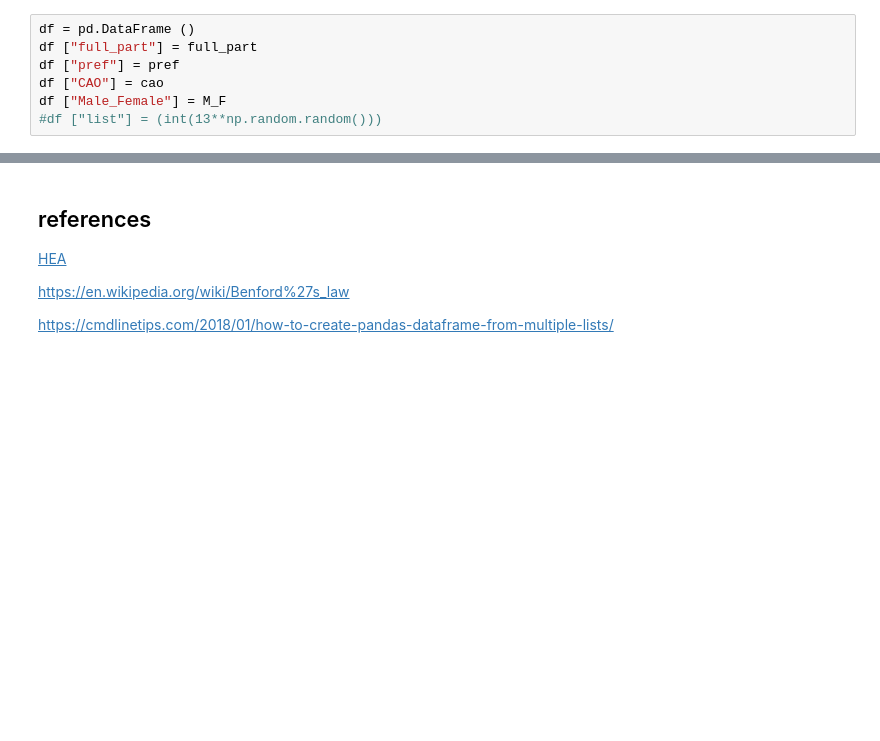
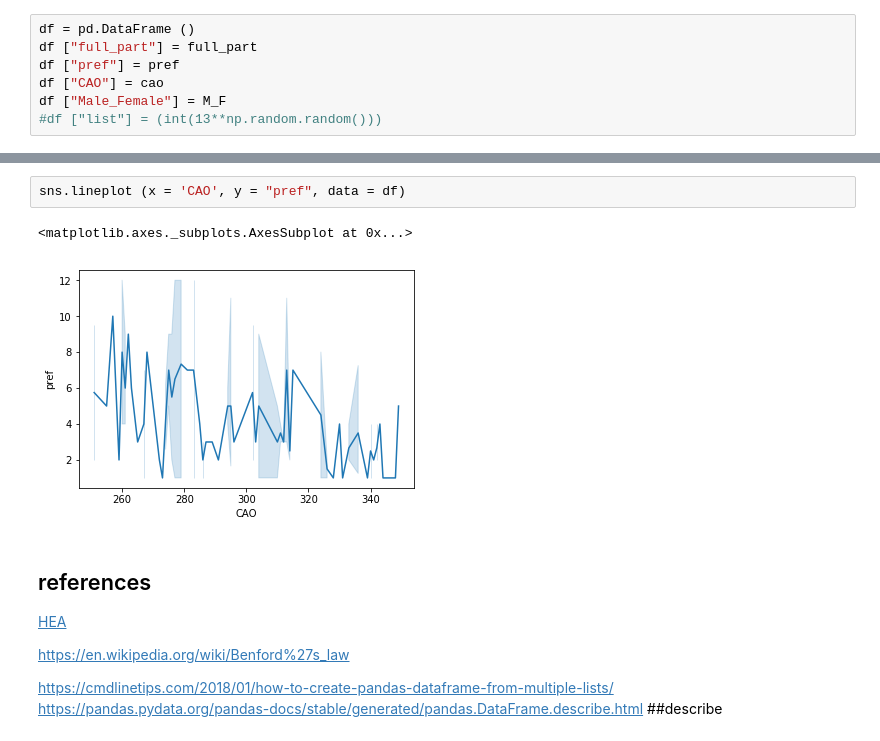
Before and after one commit to Hudsonsue/progproj, a Jupyter notebook: Project_Programming_Data_Analytics.ipynb, the cells around one changed output, grey strips where cells are left out. Drawn from its saved outputs; the diff is of its cells as text; blank space fills up the shorter version.

```diff
--- a/Project_Programming_Data_Analytics.ipynb
+++ b/Project_Programming_Data_Analytics.ipynb
@@ -126,3 +143,8 @@ df
+# %%
+sns.lineplot (x = 'CAO', y = "pref", data = df)
+# %% [output]
+<matplotlib.axes._subplots.AxesSubplot at 0x...>
+[figure, added]
 # %% [markdown]
 ## references
 
@@ -131,3 +153,4 @@ df
 https://en.wikipedia.org/wiki/Benford%27s_law
 
 https://cmdlinetips.com/2018/01/how-to-create-pandas-dataframe-from-multiple-lists/
+https://pandas.pydata.org/pandas-docs/stable/generated/pandas.DataFrame.describe.html ##describe
```
Also changed, not shown: parts of 8 cells of this notebook.
